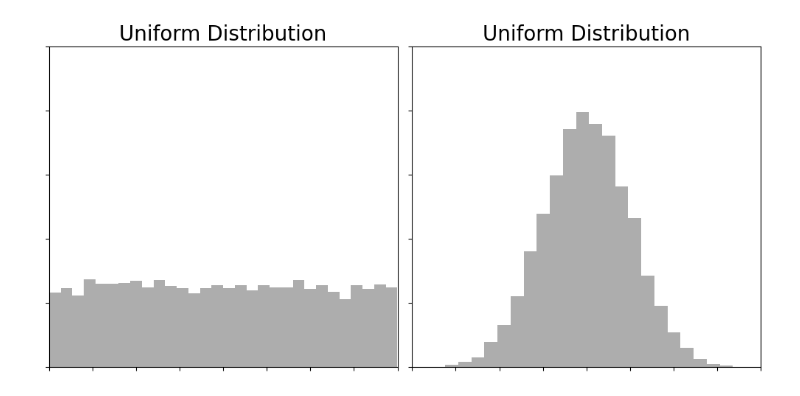
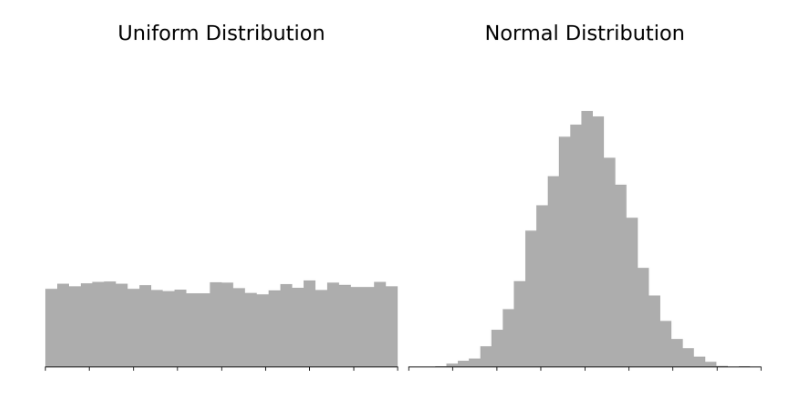
Before and after one commit to PacktPublishing/Learn-Robotics-Programming-3rd-edition, a Jupyter notebook: code_diagrams/chapter-12/probability-distributions.ipynb, the cells around one changed output. Cells and saved outputs as stored; diff of their text form; code cells hidden in the pictures.

```diff
--- a/code_diagrams/chapter-12/probability-distributions.ipynb
+++ b/code_diagrams/chapter-12/probability-distributions.ipynb
@@ -4,23 +4,35 @@ import numpy as np
 # %%
 uniform_dist = np.random.uniform(-4, 4, 10000)
 normal_dist = np.random.normal(0, 1, 10000)
 
 plt.figure(figsize=(10, 5))
 plt.subplot(1, 2, 1)
 plt.hist(uniform_dist, bins=30, density=True, alpha=0.6, color='#777777')
 plt.ylim(0, 0.5)
 plt.xlim(-4, 4)
 plt.title('Uniform Distribution', fontsize=20)
 plt.xticks(ticks=plt.xticks()[0], labels=[])  # Keep ticks but hide x-axis labels
-plt.yticks(ticks=plt.yticks()[0], labels=[])  # Keep ticks but hide y-axis labels
+# Hide borders
+plt.gca().spines['top'].set_visible(False)
+plt.gca().spines['right'].set_visible(False)
+plt.gca().spines['left'].set_visible(False)
+# Hide y-axis
+plt.gca().yaxis.set_visible(False)
 
 plt.subplot(1, 2, 2)
 plt.hist(normal_dist, bins=30, density=True, alpha=0.6, color='#777777')
 plt.ylim(0, 0.5)
 plt.xlim(-4, 4)
-plt.title('Uniform Distribution', fontsize=20)
+plt.title('Normal Distribution', fontsize=20)
 plt.xticks(ticks=plt.xticks()[0], labels=[])  # Keep ticks but hide x-axis labels
-plt.yticks(ticks=plt.yticks()[0], labels=[])  # Keep ticks but hide y-axis labels
+# Hide borders
+plt.gca().spines['top'].set_visible(False)
+plt.gca().spines['right'].set_visible(False)
+plt.gca().spines['left'].set_visible(False)
+# Hide y-axis
+plt.gca().yaxis.set_visible(False)
+# Set a higgher resolution for the layout
+plt.gcf().set_dpi(200)
 plt.tight_layout()
 # %% [output]
-[figure, old version]
+[figure, new version]
```
Also changed, not shown: 1 other file.
